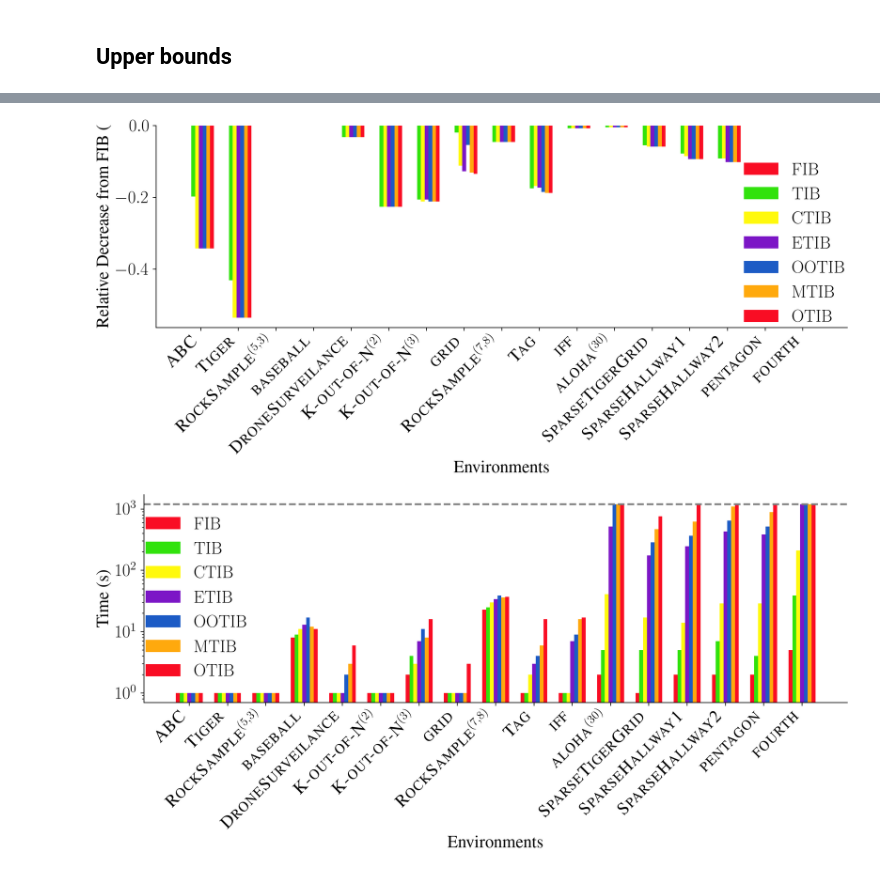
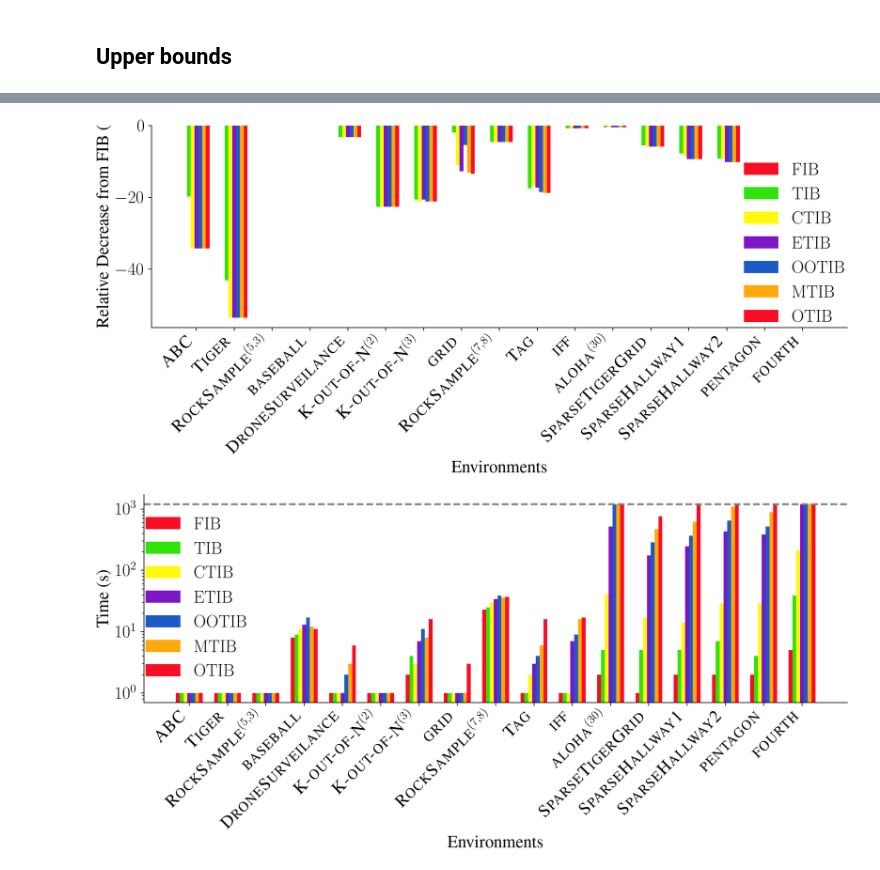
Before and after one commit to MKrale/TighterInformedBound.jl, a Jupyter notebook: Plotting.ipynb, the cells around one changed output, grey strips where cells are left out. Cells and saved outputs as stored; diff of their text form; code cells hidden in the pictures.

```diff
--- a/Plotting.ipynb
+++ b/Plotting.ipynb
@@ -671,35 +671,35 @@ scaled_numeric_bounds = []
 for heur_idx in range(len(filtered_numeric_bounds)):
     scaled_heur = []
     for env_idx in range(len(env_names)):
         fib_val = numeric_bounds[1][env_idx]  # FIB bounds (original index 1)
         lb = numeric_bounds[0][env_idx]
         heur_val = filtered_numeric_bounds[heur_idx][env_idx]
         if fib_val != 0:
-            rel_decrease = (heur_val - fib_val) / abs(fib_val)
+            rel_decrease = (heur_val - fib_val) / abs(fib_val) * 100
             scaled_heur.append(rel_decrease)
         else:
             scaled_heur.append(0)
     scaled_numeric_bounds.append(scaled_heur)
 
 # Create bar chart
 fig, ax = plt.subplots(figsize=(12, 6))
 x = np.arange(len(env_names))
 width = 0.1  # width of each bar
 
 for i, (heur, heur_nums) in enumerate(zip(filtered_heuristic_names, scaled_numeric_bounds)):
     ax.bar(x + i * width, heur_nums, width, label=heur)
 
 ax.set_xlabel('Environments')
 ax.set_ylabel('Relative Decrease from FIB (%)')
 ax.set_xticks(x + width * (len(filtered_heuristic_names) - 1) / 2)
 ax.set_xticklabels(env_names, rotation=45, ha='right')
 ax.legend()
 # ax.invert_yaxis()
 
 plt.tight_layout()
 plt.show()
 # %% [output]
-[figure, old version]
+[figure, new version]
 # %%
 # Bar chart for times relative to FIB
 
```
Also changed, not shown: parts of 1 cell of this notebook, 5 other files.
